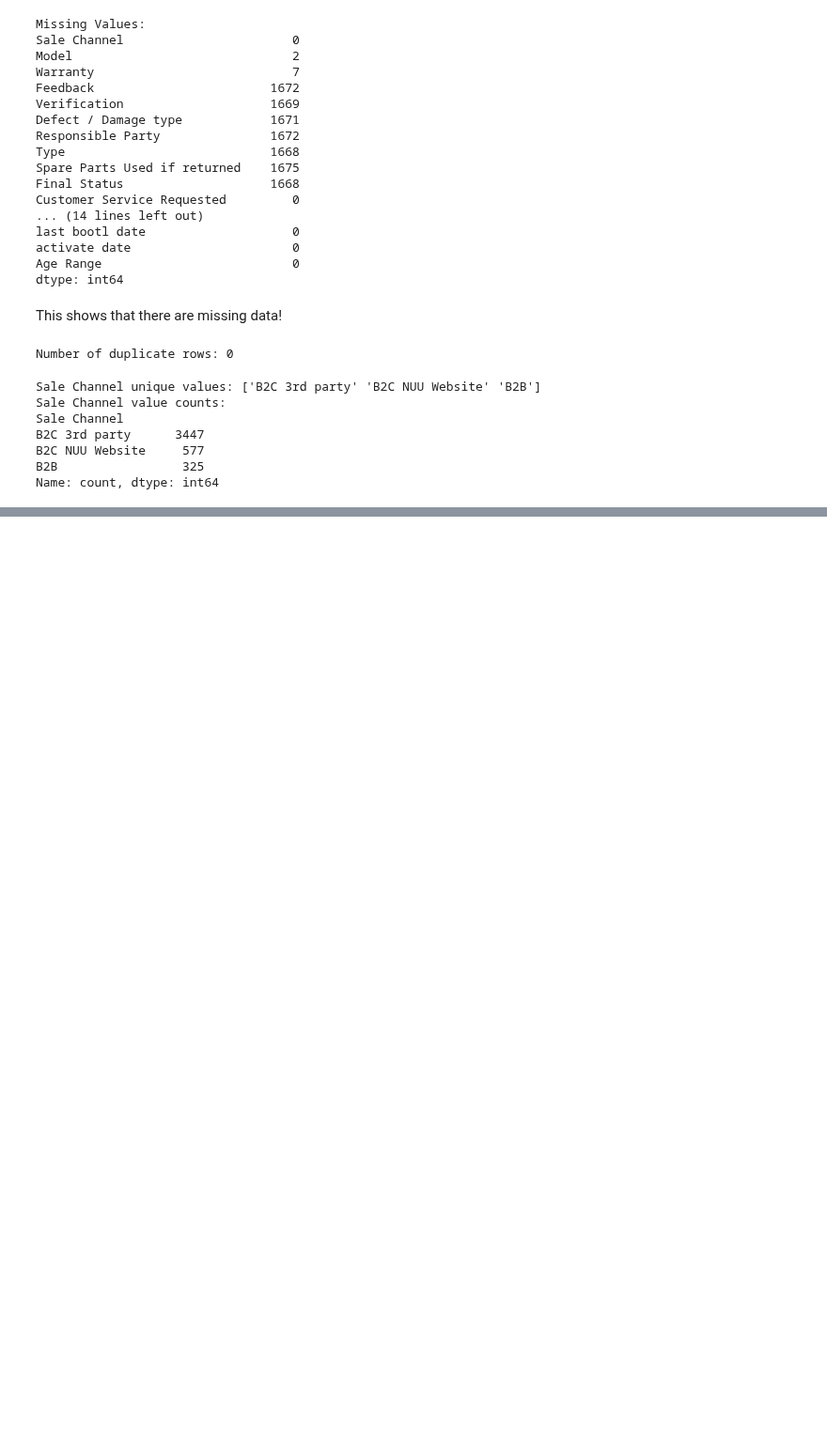
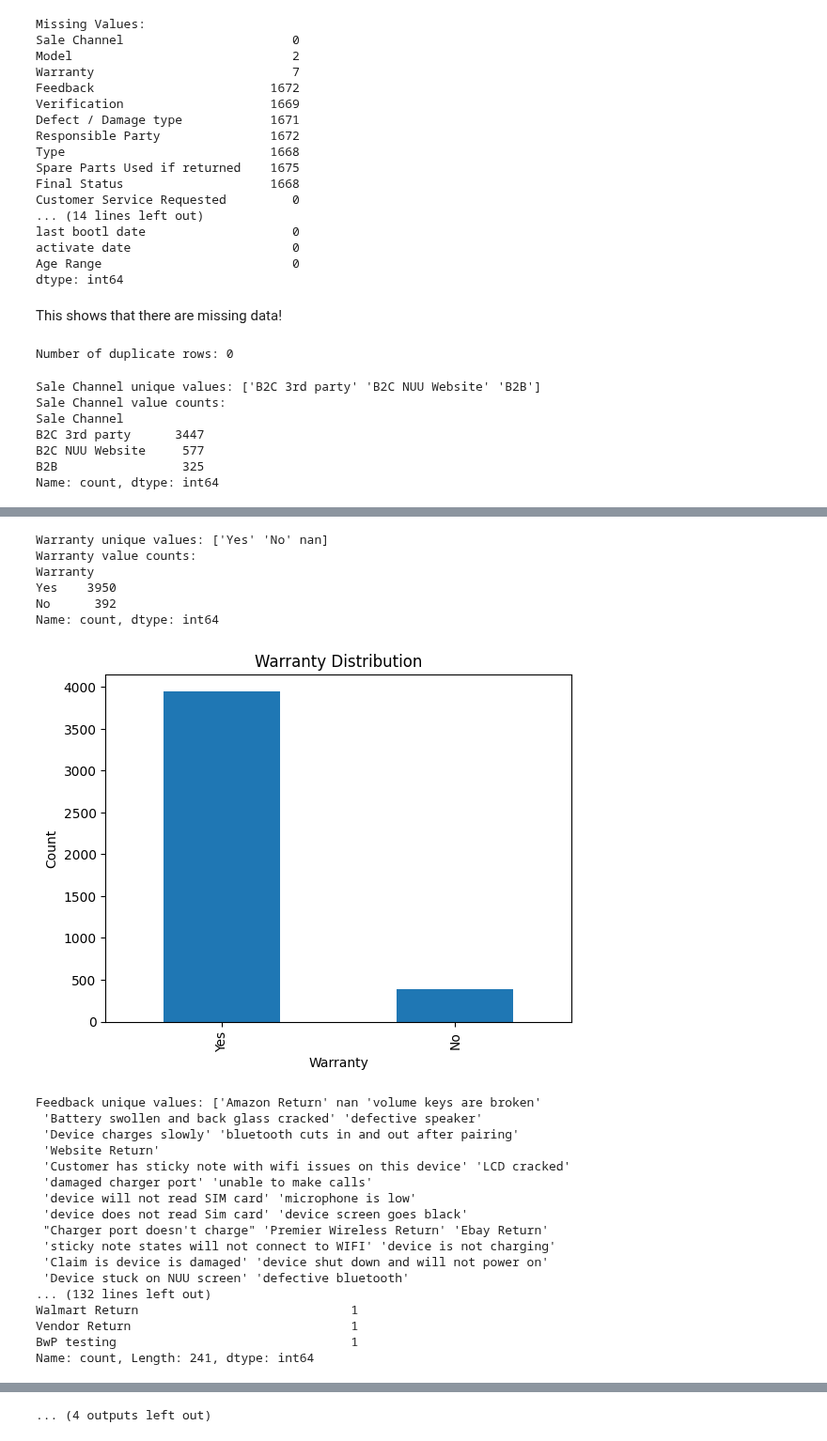
Before and after one commit to ACarrig/NUUMobile1, a Jupyter notebook: data_analysis.ipynb, the cells around one changed output, grey strips where cells are left out. Shown at 94% size. Drawn from its saved outputs; the diff is of its cells as text; code cells hidden in the pictures; blank space fills up the shorter version.

```diff
--- a/data_analysis.ipynb
+++ b/data_analysis.ipynb
@@ -105,7 +105,8 @@ print(f"Number of duplicate rows: {duplicates}")
 # %% [output]
 Number of duplicate rows: 0
 # %%
-categorical_features = ['Sale Channel', 'Model']
+categorical_features = ['Sale Channel', 'Model', 'Warranty', 'Feedback', 'Defect / Damage type',
+                        'Responsible Party', 'Type', 'Final Status']
 
 for feature in categorical_features:
     print(f"{feature} unique values: {data[feature].unique()}")
@@ -117,30 +118,54 @@ for feature in categorical_features:
     plt.xlabel(feature)  # Adding x-label for clarity
     plt.ylabel('Count')  # Adding y-label for clarity
     plt.show()
 # %% [output]
 Sale Channel unique values: ['B2C 3rd party' 'B2C NUU Website' 'B2B']
 Sale Channel value counts:
 Sale Channel
 B2C 3rd party      3447
 B2C NUU Website     577
 B2B                 325
 Name: count, dtype: int64
 [figure]
 Model unique values: ['B20' 'A23 Plus' 'A15' 'Earbuds A' 'Earbuds B' 'B10' 'B20 TPU' 'B30 Pro'
  'A25' 'B15' 'F4L' 'X6P' 'A23Plus' 'A23 PLus' 'A11L' 'A9L' 'Tab 8 Plus'
  'Buds B' 'Buds A' nan ' A23 Plus' 'A23 ' 'G5' 'A10L' 'F4L ' 'N10' 'A25 '
  'B30 ' 'Tab10' 'B30' 'EArbuds A']
 Model value counts:
 Model
 A23 Plus      1600
 B20            602
 A15            598
 A25            410
 B15            225
 B30 Pro        194
 ... (21 lines left out)
 B30              2
 B30              2
 EArbuds A        2
 Name: count, dtype: int64
 [figure]
+Warranty unique values: ['Yes' 'No' nan]
+Warranty value counts:
+Warranty
+Yes    3950
+No      392
+Name: count, dtype: int64
+[figure, added]
+Feedback unique values: ['Amazon Return' nan 'volume keys are broken'
+ 'Battery swollen and back glass cracked' 'defective speaker'
+ 'Device charges slowly' 'bluetooth cuts in and out after pairing'
+ 'Website Return'
+ 'Customer has sticky note with wifi issues on this device' 'LCD cracked'
+ 'damaged charger port' 'unable to make calls'
+ 'device will not read SIM card' 'microphone is low'
+ 'device does not read Sim card' 'device screen goes black'
+ "Charger port doesn't charge" 'Premier Wireless Return' 'Ebay Return'
+ 'sticky note states will not connect to WIFI' 'device is not charging'
+ 'Claim is device is damaged' 'device shut down and will not power on'
+ 'Device stuck on NUU screen' 'defective bluetooth'
+... (132 lines left out)
+Walmart Return                             1
+Vendor Return                              1
+BwP testing                                1
+Name: count, Length: 241, dtype: int64
@@ -146,0 +202 @@ Name: count, dtype: int64
+... (4 outputs left out)
```
Also changed, not shown: parts of 1 cell of this notebook.
